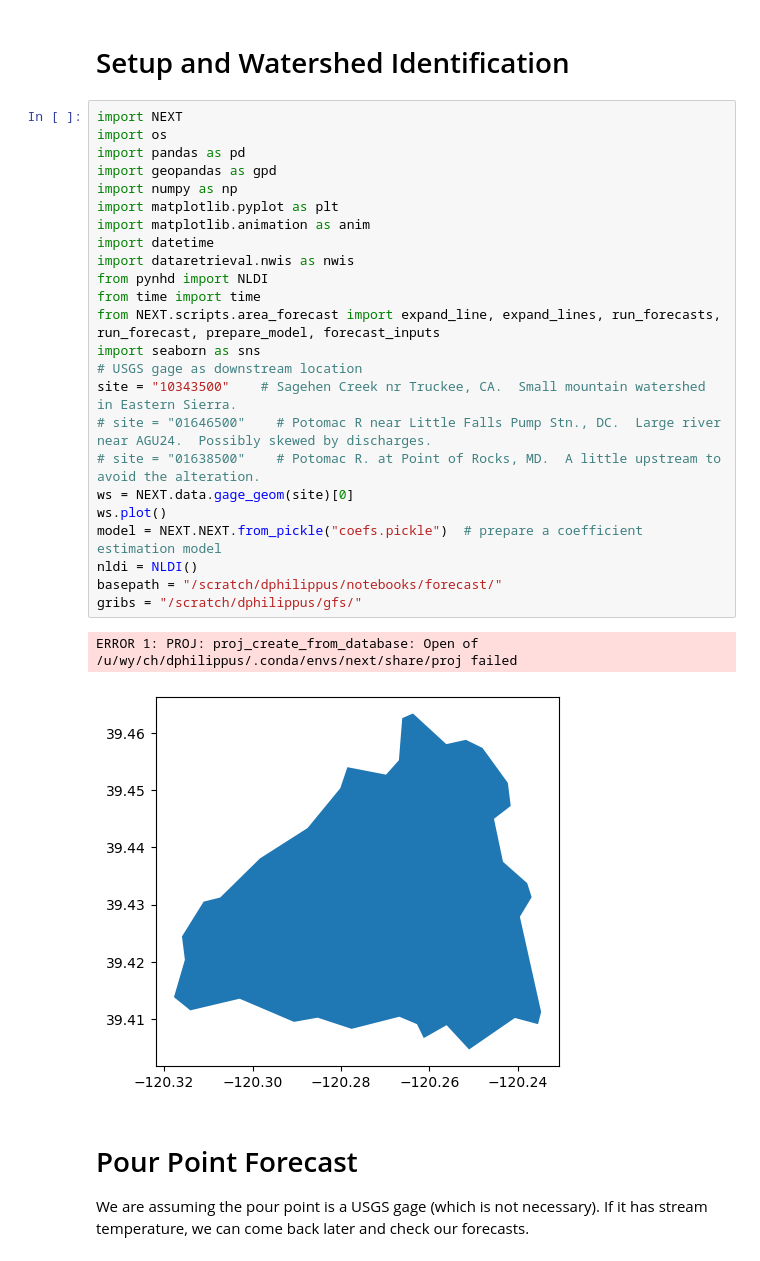
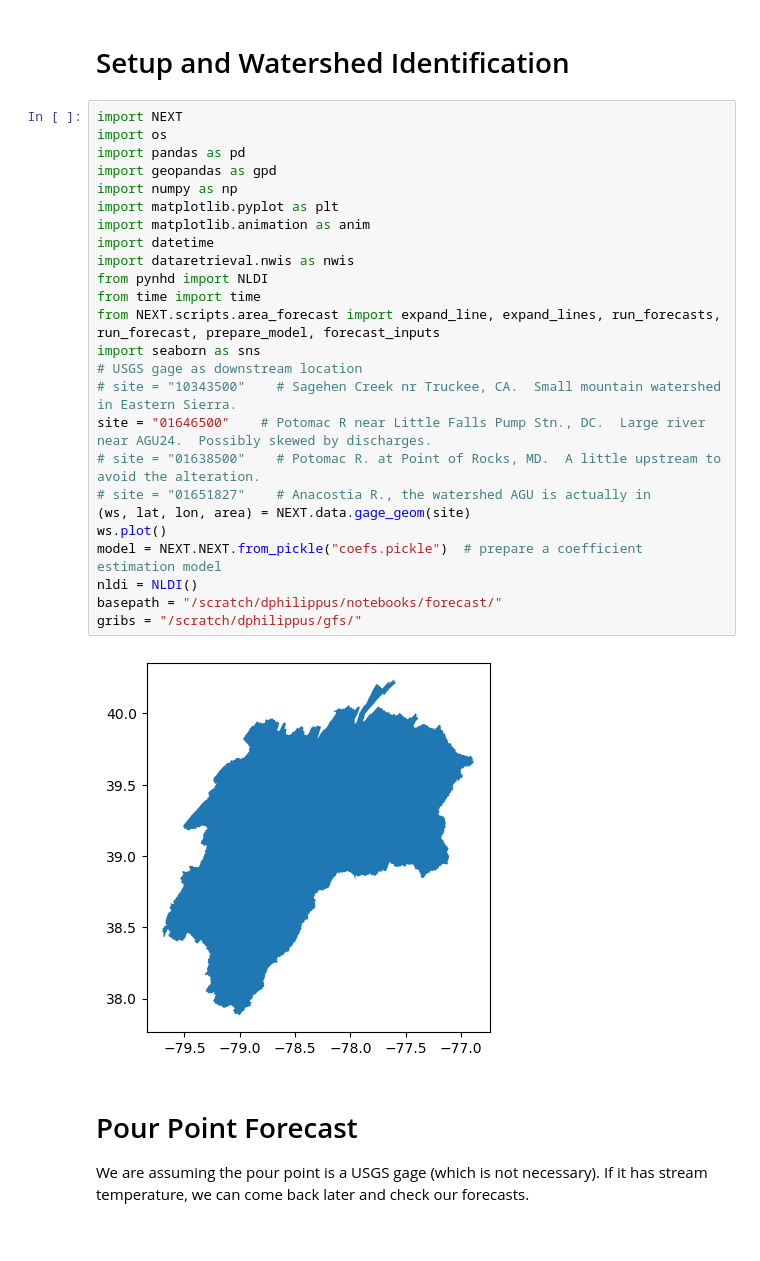
Before and after one commit to mines-ciroh/TempEst-NEWT, a Jupyter notebook: forecast.ipynb, the cells around one changed output. Saved outputs shown, nothing was run; the diff lists cells and outputs as text.

```diff
--- a/forecast.ipynb
+++ b/forecast.ipynb
@@ -17,30 +15,30 @@ Note that this code can be readily modified for hindcasting, using either estima
 # %%
 import NEXT
 import os
 import pandas as pd
 import geopandas as gpd
 import numpy as np
 import matplotlib.pyplot as plt
 import matplotlib.animation as anim
 import datetime
 import dataretrieval.nwis as nwis
 from pynhd import NLDI
 from time import time
 from NEXT.scripts.area_forecast import expand_line, expand_lines, run_forecasts, run_forecast, prepare_model, forecast_inputs
 import seaborn as sns
 # USGS gage as downstream location
-site = "10343500"    # Sagehen Creek nr Truckee, CA.  Small mountain watershed in Eastern Sierra.
-# site = "01646500"    # Potomac R near Little Falls Pump Stn., DC.  Large river near AGU24.  Possibly skewed by discharges.
+# site = "10343500"    # Sagehen Creek nr Truckee, CA.  Small mountain watershed in Eastern Sierra.
+site = "01646500"    # Potomac R near Little Falls Pump Stn., DC.  Large river near AGU24.  Possibly skewed by discharges.
 # site = "01638500"    # Potomac R. at Point of Rocks, MD.  A little upstream to avoid the alteration.
-ws = NEXT.data.gage_geom(site)[0]
+# site = "01651827"    # Anacostia R., the watershed AGU is actually in
+(ws, lat, lon, area) = NEXT.data.gage_geom(site)
 ws.plot()
 model = NEXT.NEXT.from_pickle("coefs.pickle")  # prepare a coefficient estimation model
 nldi = NLDI()
 basepath = "/scratch/dphilippus/notebooks/forecast/"
 gribs = "/scratch/dphilippus/gfs/"
 # %% [output]
-ERROR 1: PROJ: proj_create_from_database: Open of /u/wy/ch/dphilippus/.conda/envs/next/share/proj failed
-[figure, old version]
+[figure, new version]
 # %% [markdown]
 # Pour Point Forecast
 
```
Also changed, not shown: parts of 21 cells of this notebook, 1 other file.
